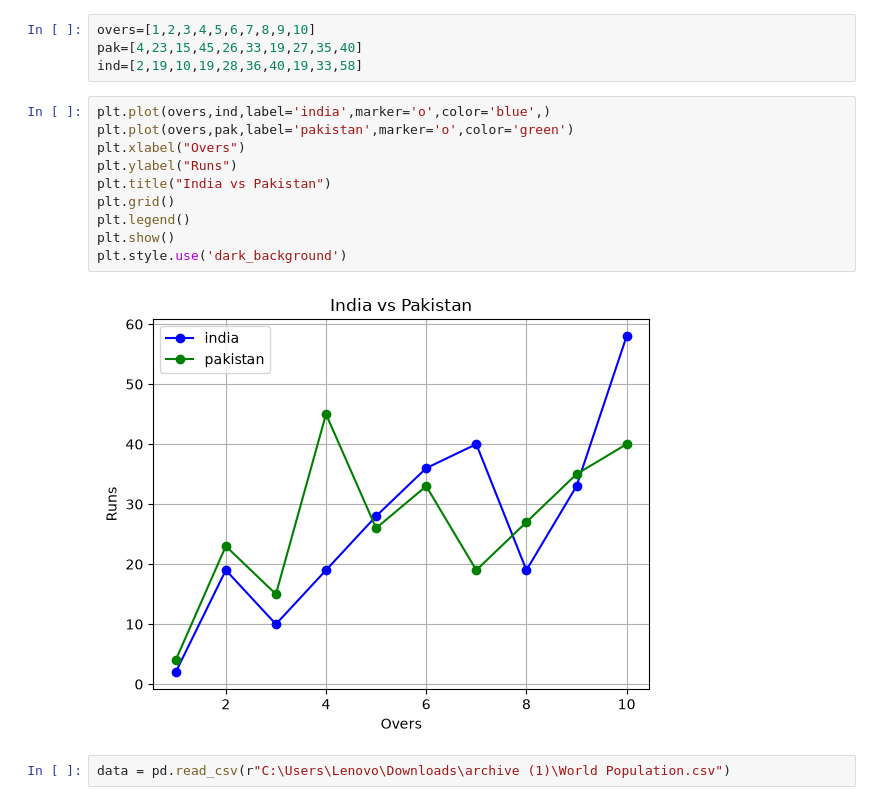
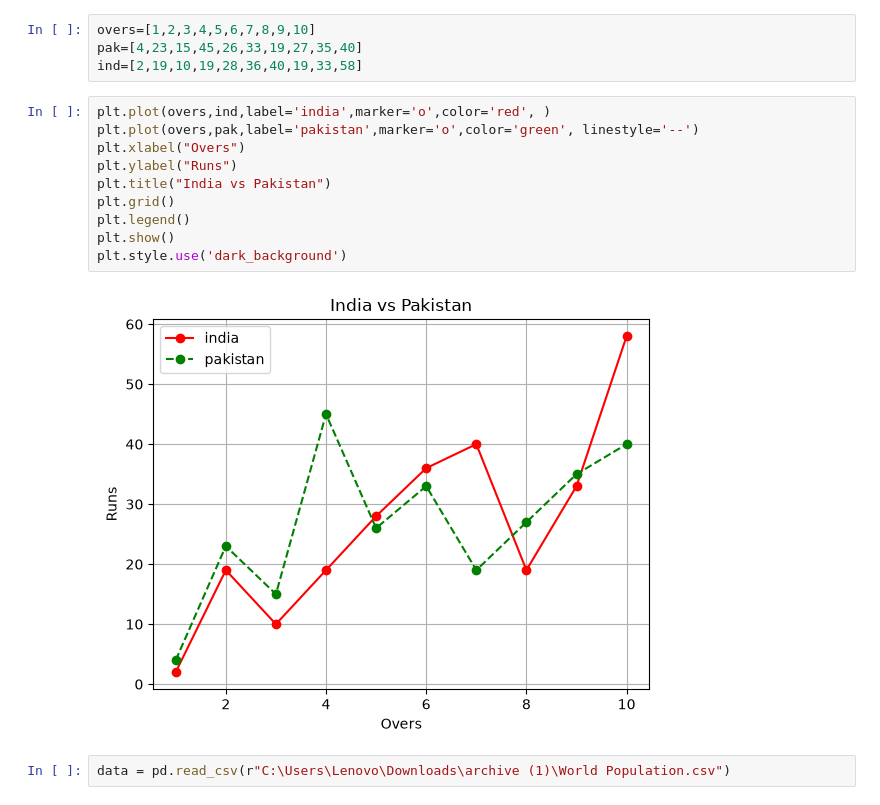
Before and after one commit to adilfarooqkhan-ds/Analytics, a Jupyter notebook: Matplotlib/index.ipynb, the cells around one changed output. Saved outputs shown, nothing was run; the diff lists cells and outputs as text.

```diff
--- a/Matplotlib/index.ipynb
+++ b/Matplotlib/index.ipynb
@@ -82,17 +82,17 @@ overs=[1,2,3,4,5,6,7,8,9,10]
 pak=[4,23,15,45,26,33,19,27,35,40]
 ind=[2,19,10,19,28,36,40,19,33,58]
 # %%
-plt.plot(overs,ind,label='india',marker='o',color='blue',)
-plt.plot(overs,pak,label='pakistan',marker='o',color='green')
+plt.plot(overs,ind,label='india',marker='o',color='red', )
+plt.plot(overs,pak,label='pakistan',marker='o',color='green', linestyle='--')
 plt.xlabel("Overs")
 plt.ylabel("Runs")
 plt.title("India vs Pakistan")
 plt.grid()
 plt.legend()
 plt.show()
 plt.style.use('dark_background')
 # %% [output]
-[figure, old version]
+[figure, new version]
 # %%
 data = pd.read_csv(r"C:\Users\Lenovo\Downloads\archive (1)\World Population.csv")
 # %%
```
Also changed, not shown: parts of 3 cells of this notebook, 1 other file.
